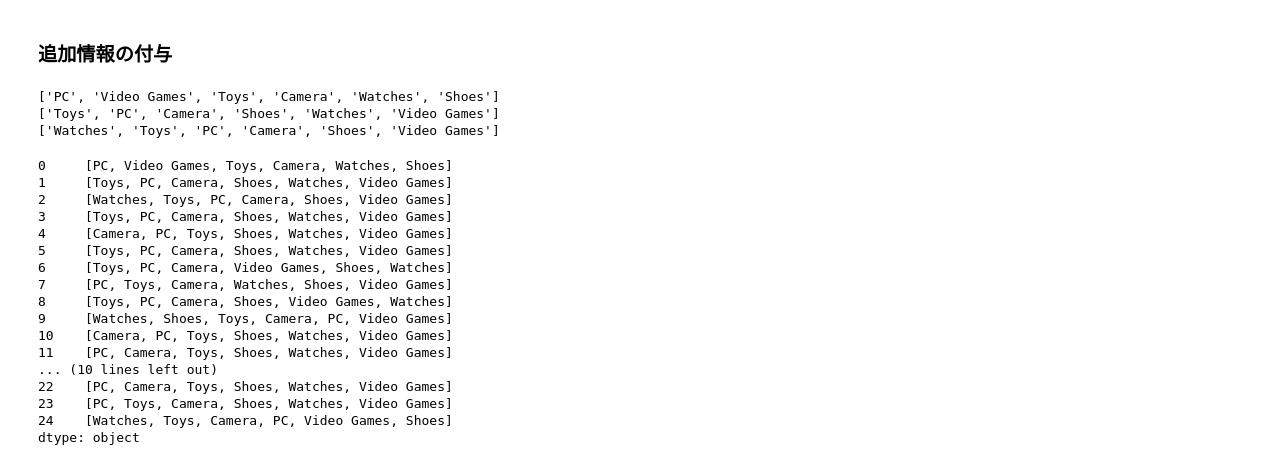
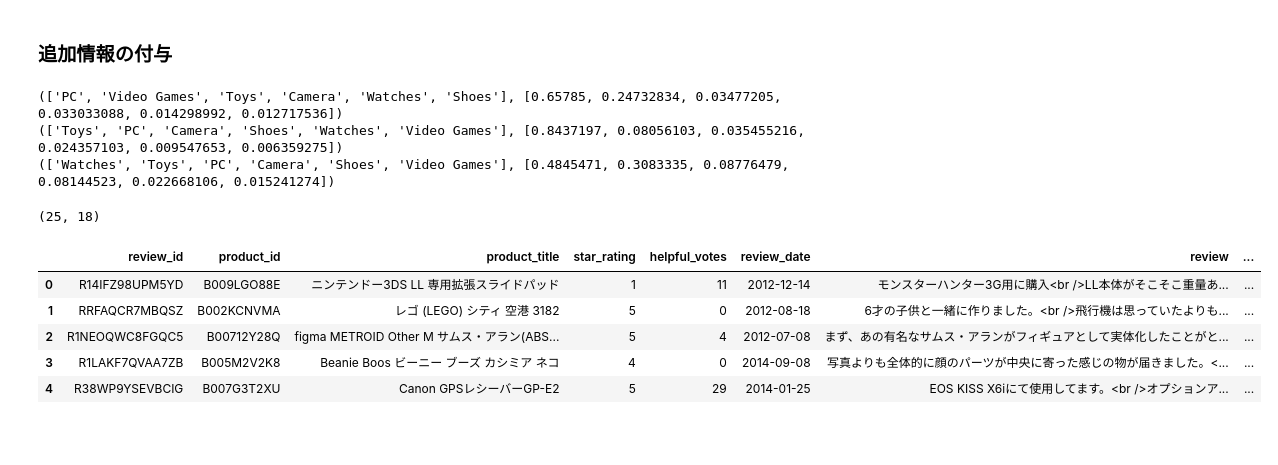
Before and after one commit to yukismd/Driverless_AI_ClientAccess, a Jupyter notebook: IID_Table/data_recipe.ipynb, the cells around one changed output. Cells and saved outputs as stored; diff of their text form; code cells hidden in the pictures; blank space fills up the shorter version.

```diff
--- a/IID_Table/data_recipe.ipynb
+++ b/IID_Table/data_recipe.ipynb
@@ -18,6 +22,6 @@ with open('../idpass.json') as f:
     idpass = json.load(f)
 # %%
 # Driverless AIサーバーへの接続
-dai = driverlessai.Client(address='http://35.173.233.188', username=idpass['id'], password=idpass['pass1930'])
+dai = driverlessai.Client(address='http://3.91.96.189', username=idpass['id'], password=idpass['pass1930'])
 dai
 # %% [output]
@@ -309,38 +308,47 @@ df_res.head(3)
 ### 追加情報の付与
 # %%
 def get_ranking(series):
-    ''' 確率の高い順に商品カテゴリをリストで返す
+    ''' 「確率の高い順の商品カテゴリ」「確率を大きい順」のリストを返す
     required:  prod_category which is ['Camera', 'PC', 'Shoes', 'Toys', 'Video Games', 'Watches']
     '''
     series = series.reset_index(drop=True)
+    # Ranked Product Category
     prod_ranking = [prod_category[i] for i in series.argsort()]
     prod_ranking.reverse()
-    return prod_ranking
+    # Ranked Prediction Value
+    prediction_ranking = [series[i] for i in series.argsort()]
+    prediction_ranking.reverse()
+    return (prod_ranking, prediction_ranking)
 # %%
 print( get_ranking(df_res.loc[0, res_cols]) )
 print( get_ranking(df_res.loc[1, res_cols]) )
 print( get_ranking(df_res.loc[2, res_cols]) )
 # %% [output]
-['PC', 'Video Games', 'Toys', 'Camera', 'Watches', 'Shoes']
-['Toys', 'PC', 'Camera', 'Shoes', 'Watches', 'Video Games']
-['Watches', 'Toys', 'PC', 'Camera', 'Shoes', 'Video Games']
+(['PC', 'Video Games', 'Toys', 'Camera', 'Watches', 'Shoes'], [0.65785, 0.24732834, 0.03477205, 0.033033088, 0.014298992, 0.012717536])
+(['Toys', 'PC', 'Camera', 'Shoes', 'Watches', 'Video Games'], [0.8437197, 0.08056103, 0.035455216, 0.024357103, 0.009547653, 0.006359275])
+(['Watches', 'Toys', 'PC', 'Camera', 'Shoes', 'Video Games'], [0.4845471, 0.3083335, 0.08776479, 0.08144523, 0.022668106, 0.015241274])
-# %%
-df_res[res_cols].apply(get_ranking, axis=1)
-# %% [output]
-0     [PC, Video Games, Toys, Camera, Watches, Shoes]
-1     [Toys, PC, Camera, Shoes, Watches, Video Games]
-2     [Watches, Toys, PC, Camera, Shoes, Video Games]
-3     [Toys, PC, Camera, Shoes, Watches, Video Games]
-4     [Camera, PC, Toys, Shoes, Watches, Video Games]
-5     [Toys, PC, Camera, Shoes, Watches, Video Games]
-6     [Toys, PC, Camera, Video Games, Shoes, Watches]
-7     [PC, Toys, Camera, Watches, Shoes, Video Games]
-8     [Toys, PC, Camera, Shoes, Video Games, Watches]
-9     [Watches, Shoes, Toys, Camera, PC, Video Games]
-10    [Camera, PC, Toys, Shoes, Watches, Video Games]
-11    [PC, Camera, Toys, Shoes, Watches, Video Games]
-... (10 lines left out)
-22    [PC, Camera, Toys, Shoes, Watches, Video Games]
-23    [PC, Toys, Camera, Shoes, Watches, Video Games]
-24    [Watches, Toys, Camera, PC, Video Games, Shoes]
-dtype: object
+# %%
+# 結果データに対して適用
+res_prod, res_prediction = [], []
+for i in df_res[res_cols].apply(get_ranking, axis=1):
+    res_prod.append(i[0])    # カテゴリーランキング
+    res_prediction.append(i[1])  # 予測値ランキング
+# %%
+# 結果データに変数として付与
+df_res['Rank1'] = np.array(res_prod)[:,0]
+df_res['Rank2'] = np.array(res_prod)[:,1]
+df_res['Rank3'] = np.array(res_prod)[:,2]
+df_res['Pred_Rank1'] = np.array(res_prediction)[:,0]
+df_res['Pred_Rank2'] = np.array(res_prediction)[:,1]
+df_res.shape
+# %% [output]
+(25, 18)
+# %%
+df_res.head()
+# %% [output]
+|  | review_id | product_id | product_title | star_rating | helpful_votes | review_date | review | ... |
+| 0 | R14IFZ98UPM5YD | B009LGO88E | ニンテンドー3DS LL 専用拡張スライドパッド | 1 | 11 | 2012-12-14 | モンスターハンター3G用に購入<br />LL本体がそこそこ重量あ... | ... |
+| 1 | RRFAQCR7MBQSZ | B002KCNVMA | レゴ (LEGO) シティ 空港 3182 | 5 | 0 | 2012-08-18 | 6才の子供と一緒に作りました。<br />飛行機は思っていたよりも... | ... |
+| 2 | R1NEOQWC8FGQC5 | B00712Y28Q | figma METROID Other M サムス・アラン(ABS... | 5 | 4 | 2012-07-08 | まず、あの有名なサムス・アランがフィギュアとして実体化したことがと... | ... |
+| 3 | R1LAKF7QVAA7ZB | B005M2V2K8 | Beanie Boos ビーニー ブーズ カシミア ネコ | 4 | 0 | 2014-09-08 | 写真よりも全体的に顔のパーツが中央に寄った感じの物が届きました。<... | ... |
+| 4 | R38WP9YSEVBCIG | B007G3T2XU | Canon GPSレシーバーGP-E2 | 5 | 29 | 2014-01-25 | EOS KISS X6iにて使用してます。<br />オプションア... | ... |
```
Also changed, not shown: parts of 12 cells of this notebook.
